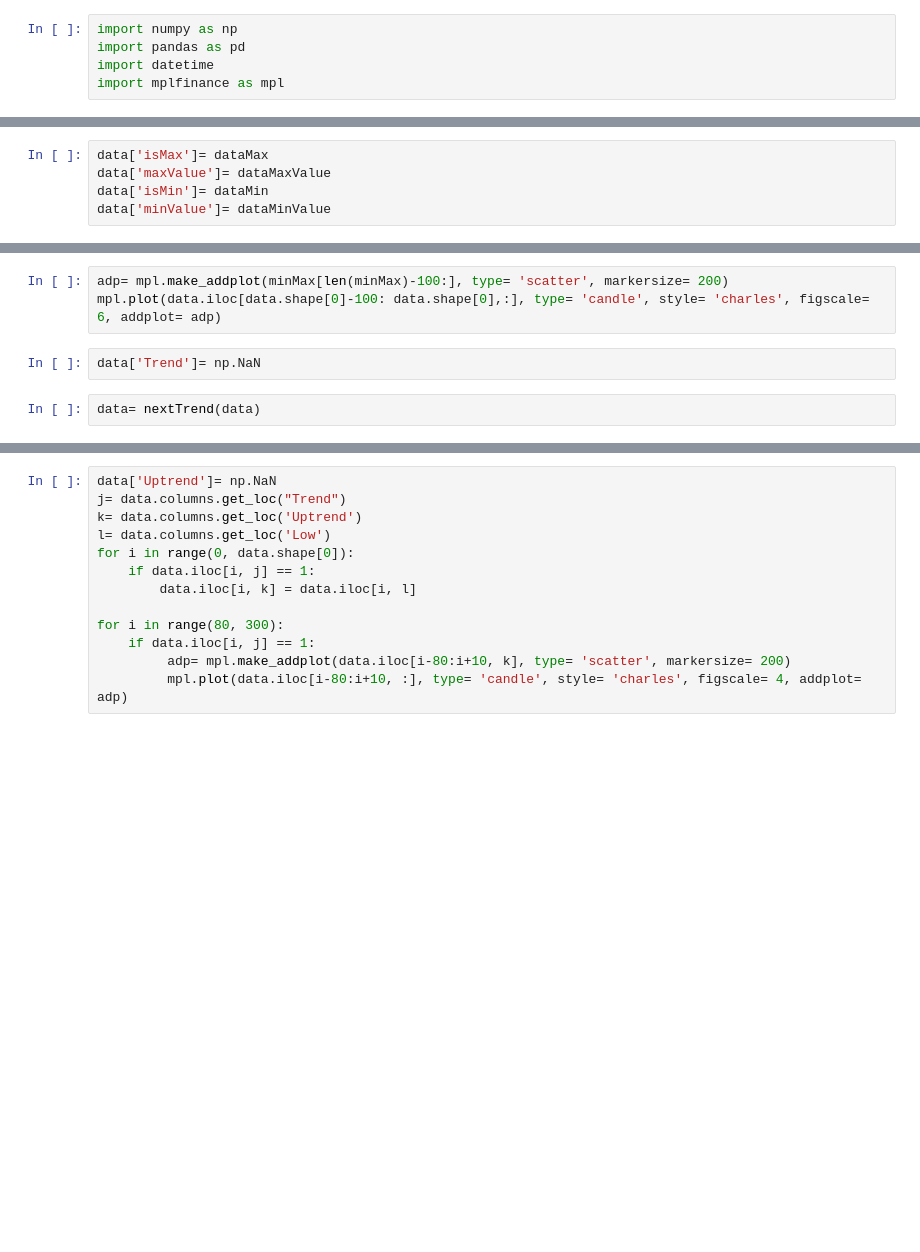
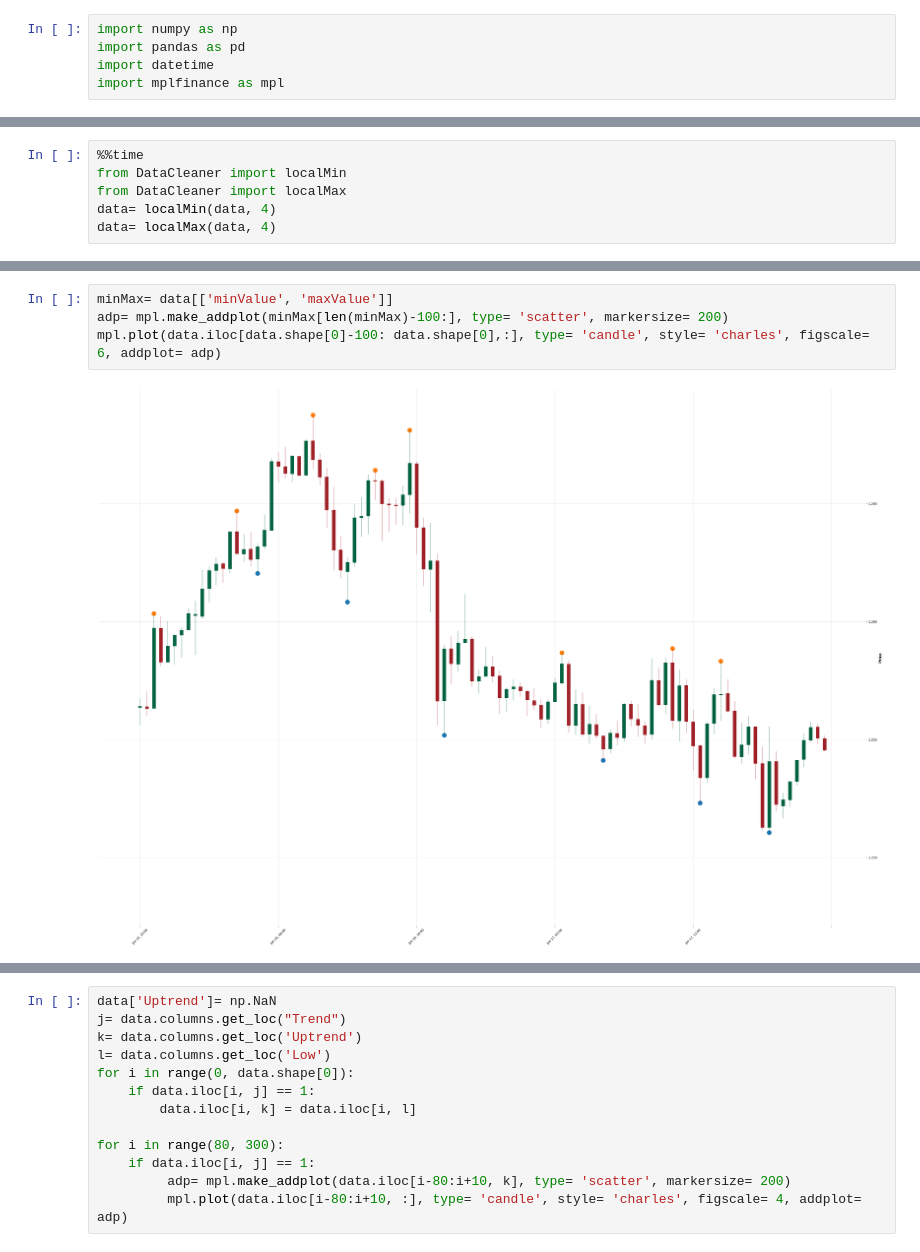
Before and after one commit to Mehrnoushhk/DeepLearning, a Jupyter notebook: PinAI.ipynb, the cells around one changed output, grey strips where cells are left out. Saved outputs shown, nothing was run; the diff lists cells and outputs as text; blank space fills up the shorter version.

```diff
--- a/PinAI.ipynb
+++ b/PinAI.ipynb
@@ -27,5 +27,0 @@ dataMin, dataMinValue= localMin(data, 4)
-# %%
-data['isMax']= dataMax
-data['maxValue']= dataMaxValue
-data['isMin']= dataMin
-data['minValue']= dataMinValue
@@ -33,0 +28,6 @@ minMax= pd.DataFrame(list(zip(dataMinValue, dataMaxValue)), columns=['min', 'Max
+# %%
+%%time
+from DataCleaner import localMin
+from DataCleaner import localMax
+data= localMin(data, 4)
+data= localMax(data, 4)
@@ -34,7 +36,6 @@ minMax= pd.DataFrame(list(zip(dataMinValue, dataMaxValue)), columns=['min', 'Max
 # %%
+minMax= data[['minValue', 'maxValue']]
 adp= mpl.make_addplot(minMax[len(minMax)-100:], type= 'scatter', markersize= 200)
 mpl.plot(data.iloc[data.shape[0]-100: data.shape[0],:], type= 'candle', style= 'charles', figscale= 6, addplot= adp)
+# %% [output]
+[figure, added]
-# %%
-data['Trend']= np.NaN
-# %%
-data= nextTrend(data)
```
Also changed, not shown: parts of 9 cells of this notebook.
